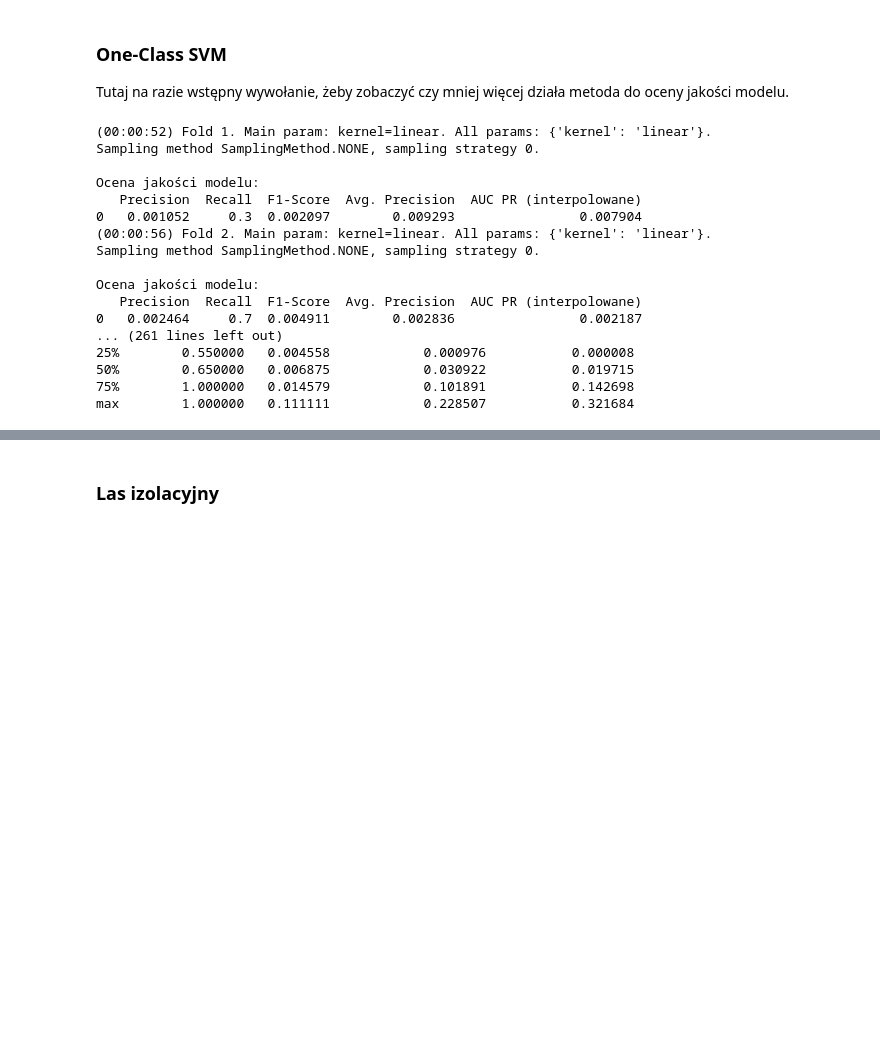
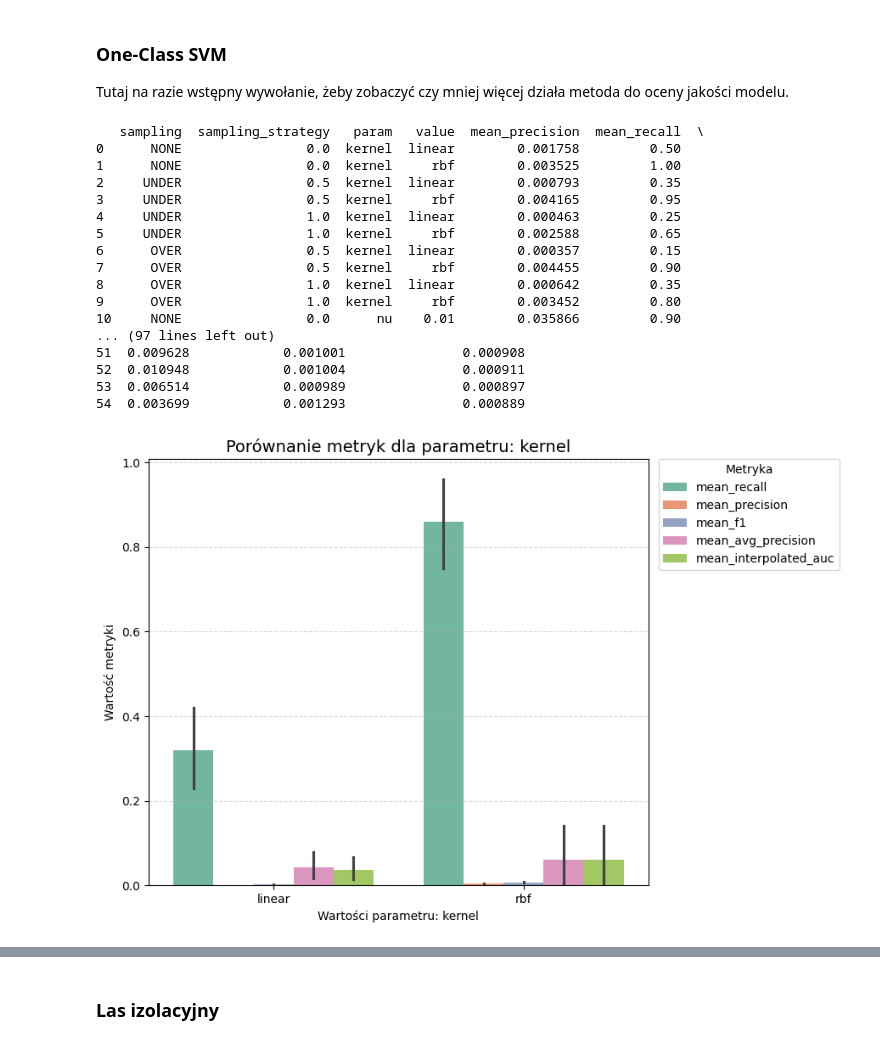
Before and after one commit to Sarnapa/Credit-Card-Fraud-Detection, a Jupyter notebook: Notebooks/CreditCardFraudDetection_AnomalyDetectionAnalysis.ipynb, the cells around one changed output, grey strips where cells are left out. Saved outputs shown, nothing was run; the diff lists cells and outputs as text; code cells hidden in the pictures; blank space fills up the shorter version.

```diff
--- a/Notebooks/CreditCardFraudDetection_AnomalyDetectionAnalysis.ipynb
+++ b/Notebooks/CreditCardFraudDetection_AnomalyDetectionAnalysis.ipynb
@@ -64,3 +66,15 @@ except ImportError:
+# %%
+ocv_svm_model_name = "oc_svm"
+ocv_svm_tune_results_file_path = f"results-{ocv_svm_model_name}.csv"
+
+isolation_forest_model_name = "isolation_forest"
+isolation_forest_tune_results_file_path = f"results-{isolation_forest_model_name}.csv"
+
+lof_model_name = "lof"
+lof_tune_results_file_path = f"results-{lof_model_name}.csv"
+
+dbscan_model_name = "dbscan"
+dbscan_tune_results_file_path = f"results-{dbscan_model_name}.csv"
 # %% [markdown]
 # Opis danych oraz ich wczytanie
 # %% [markdown]
@@ -632,8 +648,7 @@ def params_tune(params_to_test: List[ParameterToTest], sampling_methods_to_test:
 
                 # Uśrednianie
                 all_results.append(
-                    dict(
-                        sampling=sampling_method.method,
+                    dict(sampling=sampling_method.method.name,
                         sampling_strategy=sampling_method.sampling_strategy,
                         param=param.name,
                         value=param_value,
@@ -653,7 +668,7 @@ def params_tune(params_to_test: List[ParameterToTest], sampling_methods_to_test:
     return results_df
 
 
-def train_full(train_df: pd.DataFrame, test_df: pd.DataFrame, best_params, build_model_function, model_name,
+def train_model(train_df: pd.DataFrame, test_df: pd.DataFrame, best_params, build_model_function, model_name,
             sampling_method: SamplingMethod,
             sampling_strategy: float = 1.0, seed=SEED):
   x_train = train_df.drop(columns=["Class"])
@@ -667,16 +682,11 @@ def train_full(train_df: pd.DataFrame, test_df: pd.DataFrame, best_params, build
       x_train, y_train = sampler.fit_resample(x_train, y_train)
 
   model = build_model_function(**best_params)
+  filename = type(model).__name__
 
   model.fit(x_train, y_train)
 
-  metrics_df = evaluate_model(
-      model,
-      x_test,
-      y_test,
-      draw_plot=True,
-  )
+  joblib.dump(model, f"{filename}.joblib")
 
-  print(metrics_df)
 
-  return metrics_df
+  return model
@@ -954,8 +1130,10 @@ Ostateczne pamaetry modelu dla najlepszych parametrów - do testów uzyto 20% zb
 
 Tutaj na razie wstępny wywołanie, żeby zobaczyć czy mniej więcej działa metoda do oceny jakości modelu.
 # %%
+import os
 from sklearn.svm import OneClassSVM
 
+QUICK_MODE = False
 if QUICK_MODE:
   oc_svm_params_to_test = [
         ParameterToTest(name="kernel", values=['linear', 'rbf']),
@@ -988,24 +1166,32 @@ else:
 def build_model_function(**kwargs):
     return OneClassSVM(**kwargs)
 
-params_tune_results = params_tune(oc_svm_params_to_test, sampling_methods_to_test=oc_svm_sampling_method_to_test,
-            build_model_function=build_model_function, model_name='oc_svm')
-print(params_tune_results.describe())
+QUICK_MODE = True
+if (QUICK_MODE and os.path.exists(ocv_svm_tune_results_file_path)):
+  oc_svm_params_tune_results = pd.read_csv(ocv_svm_tune_results_file_path, sep="\t", index_col=0)
+else:
+  oc_svm_params_tune_results = params_tune(oc_svm_params_to_test, sampling_methods_to_test=oc_svm_sampling_method_to_test,
+                                         build_model_function=build_model_function, model_name=ocv_svm_model_name)
+print(oc_svm_params_tune_results)
 # %% [output]
-(00:00:52) Fold 1. Main param: kernel=linear. All params: {'kernel': 'linear'}.
-Sampling method SamplingMethod.NONE, sampling strategy 0.
-
-Ocena jakości modelu:
-   Precision  Recall  F1-Score  Avg. Precision  AUC PR (interpolowane)
-0   0.001052     0.3  0.002097        0.009293                0.007904
-(00:00:56) Fold 2. Main param: kernel=linear. All params: {'kernel': 'linear'}.
-Sampling method SamplingMethod.NONE, sampling strategy 0.
-
-Ocena jakości modelu:
-   Precision  Recall  F1-Score  Avg. Precision  AUC PR (interpolowane)
-0   0.002464     0.7  0.004911        0.002836                0.002187
-... (261 lines left out)
-25%        0.550000   0.004558            0.000976           0.000008
-50%        0.650000   0.006875            0.030922           0.019715
-75%        1.000000   0.014579            0.101891           0.142698
-max        1.000000   0.111111            0.228507           0.321684
+   sampling  sampling_strategy   param   value  mean_precision  mean_recall  \
+0      NONE                0.0  kernel  linear        0.001758         0.50
+1      NONE                0.0  kernel     rbf        0.003525         1.00
+2     UNDER                0.5  kernel  linear        0.000793         0.35
+3     UNDER                0.5  kernel     rbf        0.004165         0.95
+4     UNDER                1.0  kernel  linear        0.000463         0.25
+5     UNDER                1.0  kernel     rbf        0.002588         0.65
+6      OVER                0.5  kernel  linear        0.000357         0.15
+7      OVER                0.5  kernel     rbf        0.004455         0.90
+8      OVER                1.0  kernel  linear        0.000642         0.35
+9      OVER                1.0  kernel     rbf        0.003452         0.80
+10     NONE                0.0      nu    0.01        0.035866         0.90
+... (97 lines left out)
+51  0.009628            0.001001               0.000908
+52  0.010948            0.001004               0.000911
+53  0.006514            0.000989               0.000897
+54  0.003699            0.001293               0.000889
+# %%
+plot_metric_groups_for_param(oc_svm_params_tune_results, param_name="kernel", metric_names=["mean_recall", "mean_precision", "mean_f1", "mean_avg_precision", "mean_interpolated_auc"])
+# %% [output]
+[figure, added]
```
Also changed, not shown: parts of 29 cells of this notebook.
